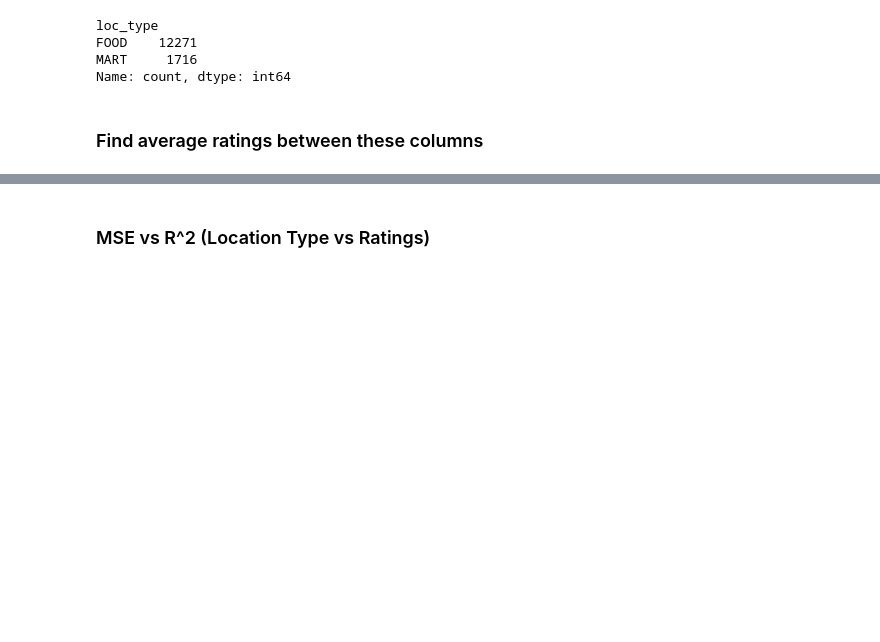
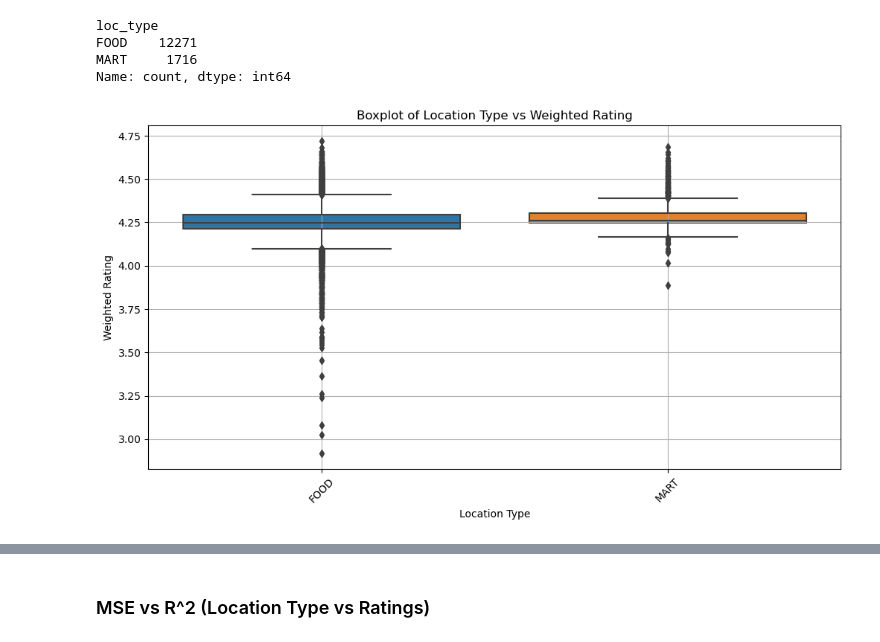
Before and after one commit to KCCHONG1997/ntu-grabsg-datasci-miniproject, a Jupyter notebook: Data Analysis.ipynb, the cells around one changed output, grey strips where cells are left out. Cells and saved outputs as stored; diff of their text form; code cells hidden in the pictures; blank space fills up the shorter version.

```diff
--- a/Data Analysis.ipynb
+++ b/Data Analysis.ipynb
@@ -210,6 +254,16 @@ loc_type
 FOOD    12271
 MART     1716
 Name: count, dtype: int64
-# %% [markdown]
-### Find average ratings between these columns
+# %%
+# Boxplot of location type versus weighted rating
+plt.figure(figsize=(12, 6))
+sns.boxplot(x='loc_type', y='weighted_rating', data=data_final)
+plt.title('Boxplot of Location Type vs Weighted Rating')
+plt.xlabel('Location Type')
+plt.ylabel('Weighted Rating')
+plt.xticks(rotation=45)
+plt.grid(True)
+plt.show()
+# %% [output]
+[figure, added]
 # %%
```
Also changed, not shown: parts of 29 cells of this notebook.
